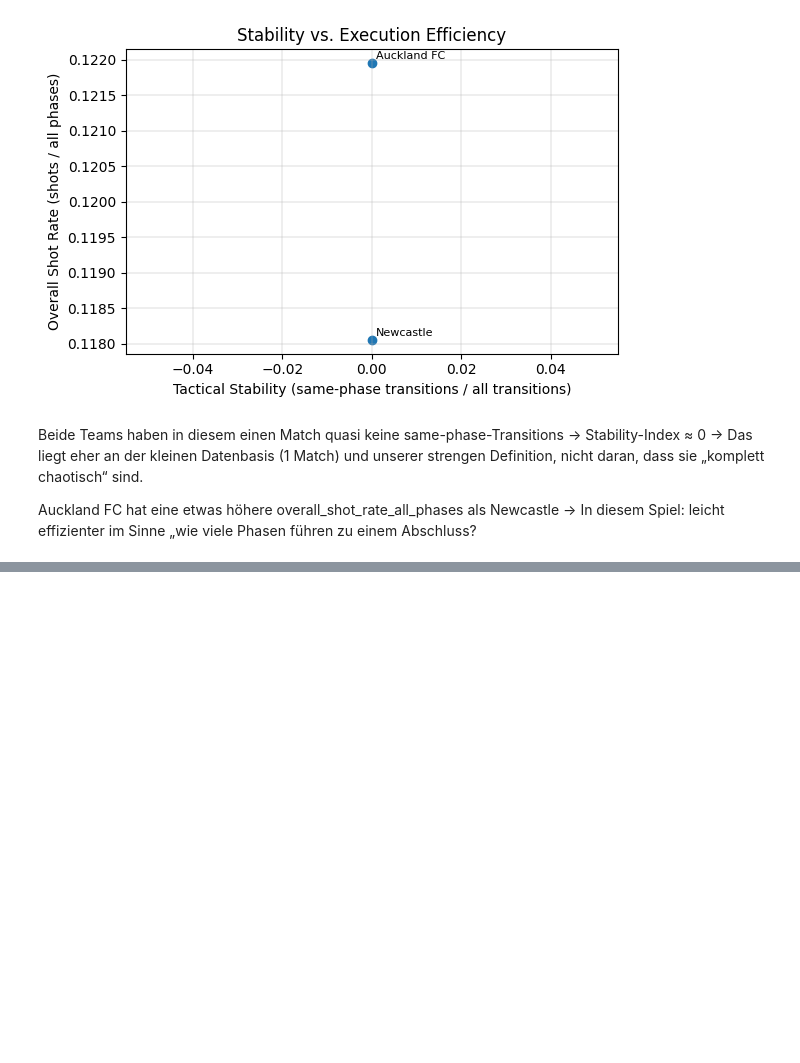
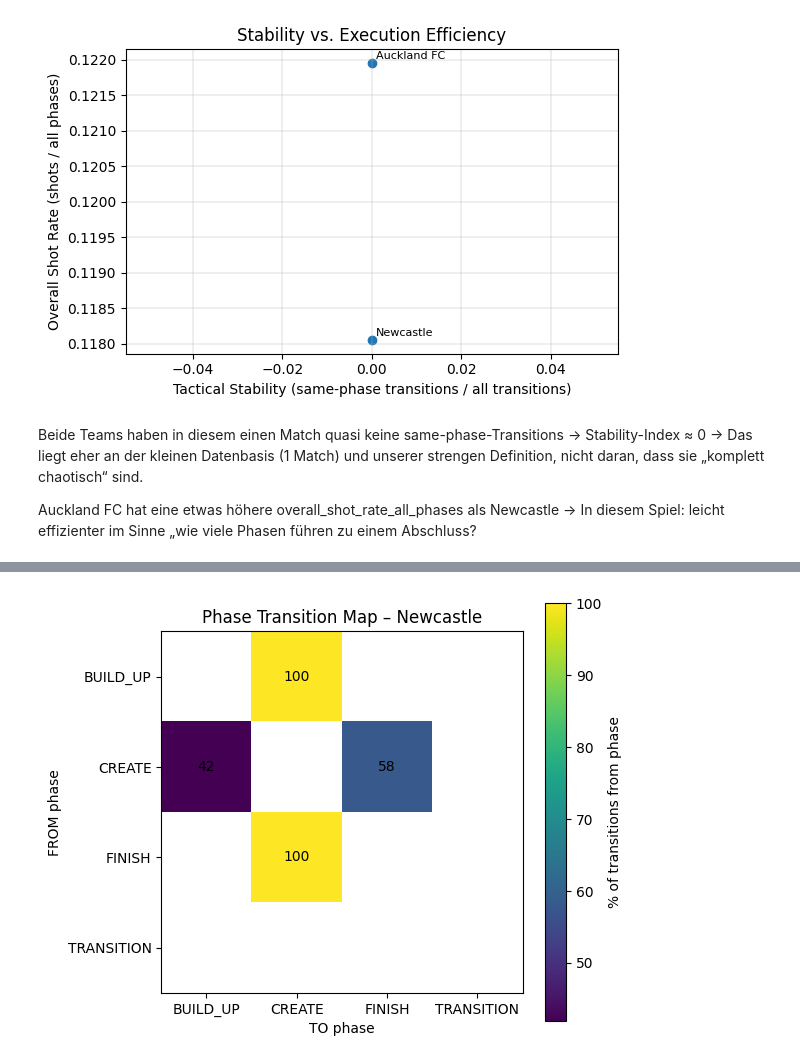
Before and after one commit to KaOs1204/Biomech_Project_2025, a Jupyter notebook: notebooks/01_phase_profile_dashboard.ipynb, the cells around one changed output, grey strips where cells are left out. Drawn from its saved outputs; the diff is of its cells as text; code cells hidden in the pictures; blank space fills up the shorter version.

Commit message:
Heatmap zeichnen

```diff
--- a/notebooks/01_phase_profile_dashboard.ipynb
+++ b/notebooks/01_phase_profile_dashboard.ipynb
@@ -672,3 +672,13 @@ Beide Teams haben in diesem einen Match quasi keine same-phase-Transitions → S
 
 Auckland FC hat eine etwas höhere overall_shot_rate_all_phases als Newcastle
 → In diesem Spiel: leicht effizienter im Sinne „wie viele Phasen führen zu einem Abschluss?
+# %%
+# die wichtigsten In-Possession-Phasen
+from_phases = ["build_up", "create", "finish", "transition"]
+to_phases   = ["build_up", "create", "finish", "transition"]
+
+# Team auswählen (ändern, z.B. "Auckland FC")
+selected_team = "Newcastle"
+
+# Die Zeile für dieses Team aus phases_team_df holen
+row = phases_team_df[phases_team_df["team_name"] == selected_team].iloc[0]
@@ -674,0 +710,8 @@ Auckland FC hat eine etwas höhere overall_shot_rate_all_phases als Newcastle
+# %%
+# Zeilensummen (wie viele Übergänge aus jeder Phase insgesamt)
+row_sums = transition_counts.sum(axis=1).replace(0, np.nan)
+
+# Prozentmatrix: pro Zeile auf 100 % normiert
+transition_pct = transition_counts.div(row_sums, axis=0) * 100
+
+transition_pct.round(1)
@@ -674,0 +742,34 @@ Auckland FC hat eine etwas höhere overall_shot_rate_all_phases als Newcastle
+# %%
+fig, ax = plt.subplots(figsize=(6, 5))
+
+im = ax.imshow(transition_pct.values, origin="upper")
+
+# Achsenticks setzen
+ax.set_xticks(range(len(to_phases)))
+ax.set_yticks(range(len(from_phases)))
+ax.set_xticklabels([p.upper() for p in to_phases])
+ax.set_yticklabels([p.upper() for p in from_phases])
+
+# Werte in die Zellen schreiben
+for i in range(len(from_phases)):
+    for j in range(len(to_phases)):
+        value = transition_pct.iloc[i, j]
+        if not np.isnan(value):
+            ax.text(
+                j,
+                i,
+                f"{value:.0f}",
+                ha="center",
+                va="center"
+            )
+
+ax.set_xlabel("TO phase")
+ax.set_ylabel("FROM phase")
+ax.set_title(f"Phase Transition Map – {selected_team}")
+
+fig.colorbar(im, ax=ax, label="% of transitions from phase")
+
+plt.tight_layout()
+plt.show()
+# %% [output]
+[figure, added]
```
Also changed, not shown: parts of 3 cells of this notebook.
